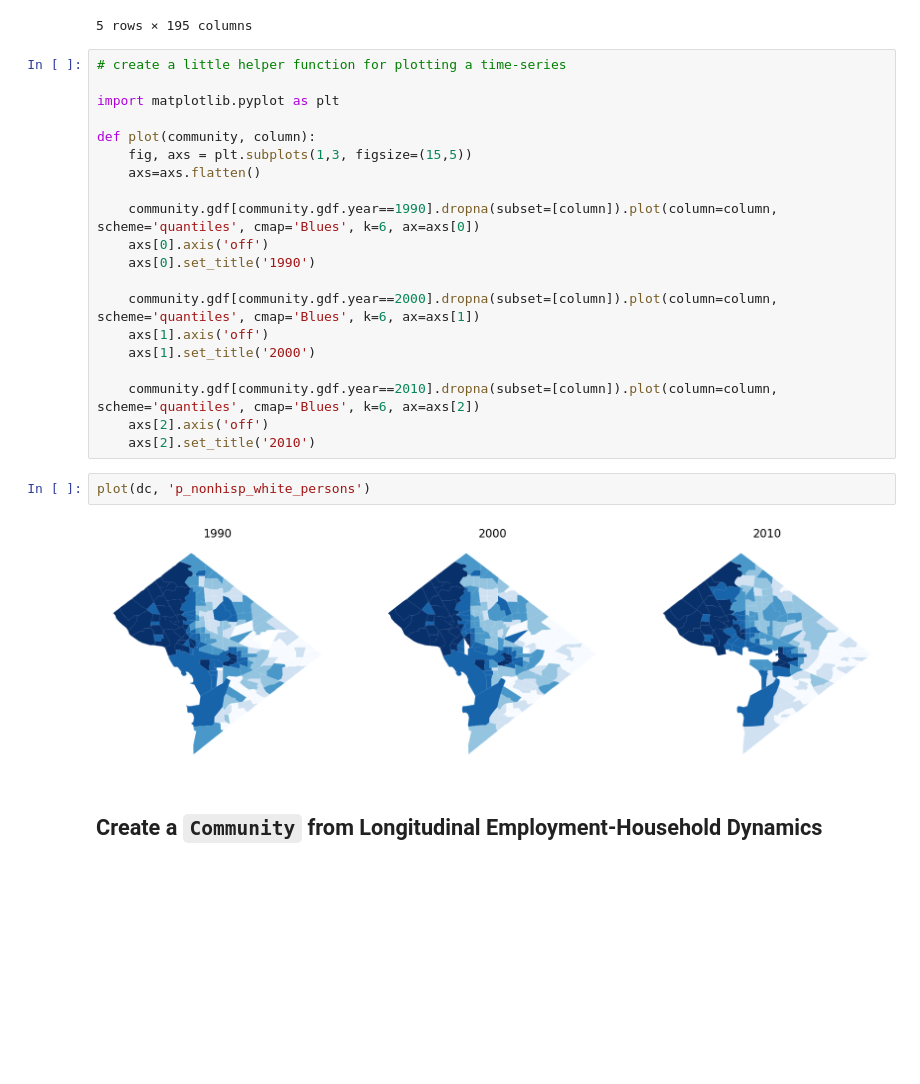
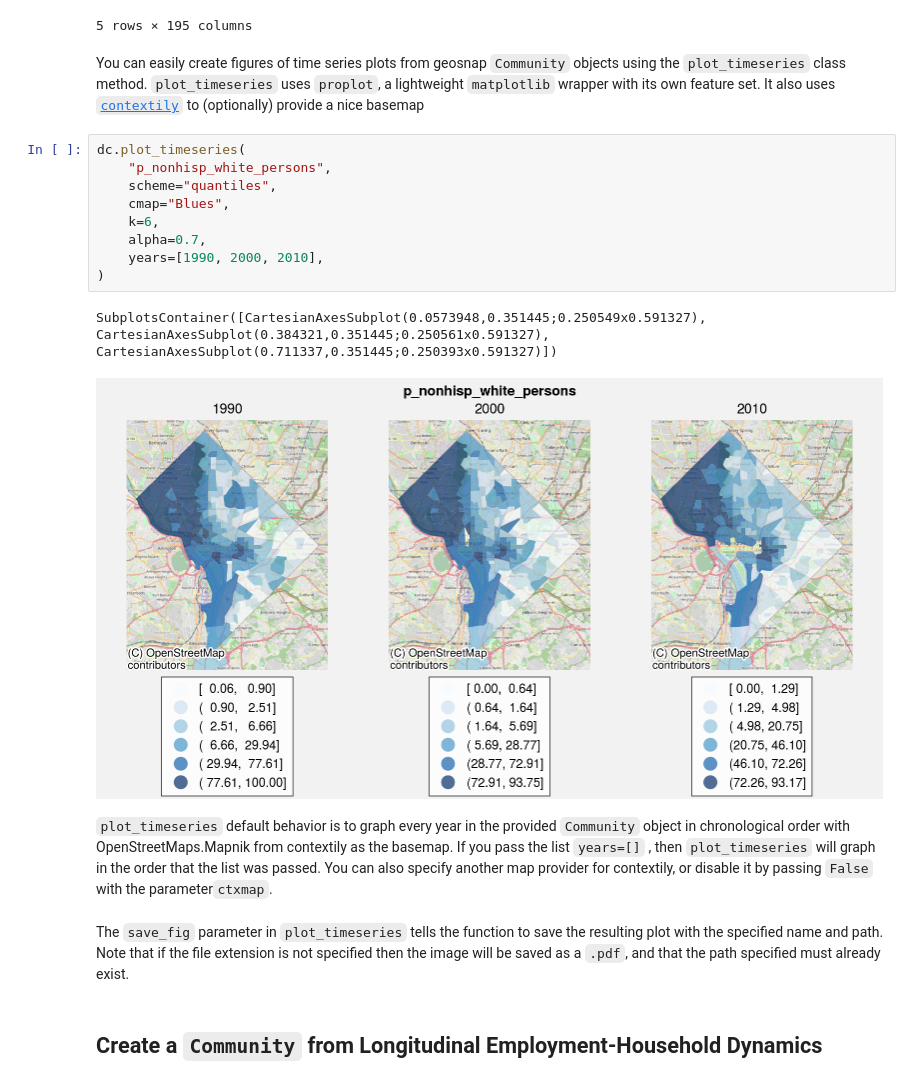
Before and after one commit to oturns/geosnap, a Jupyter notebook: examples/02_creating_community_datasets.ipynb, the cells around one changed output. Cells and saved outputs as stored; diff of their text form; blank space fills up the shorter version.

```diff
--- a/examples/02_creating_community_datasets.ipynb
+++ b/examples/02_creating_community_datasets.ipynb
@@ -31,30 +31,24 @@ dc.gdf.head()
 | 3 | 11001001801 | 694.0 | 5.0 | 28.0 | 10.0 | 1.0 | ... |
 | 4 | 11001001702 | 2516.0 | 6.0 | 12.0 | 1086.0 | 43.0 | ... |
 5 rows × 195 columns
-# %%
-# create a little helper function for plotting a time-series
-
-import matplotlib.pyplot as plt
-
-def plot(community, column):
-    fig, axs = plt.subplots(1,3, figsize=(15,5))
-    axs=axs.flatten()
-
-    community.gdf[community.gdf.year==1990].dropna(subset=[column]).plot(column=column, scheme='quantiles', cmap='Blues', k=6, ax=axs[0])
-    axs[0].axis('off')
-    axs[0].set_title('1990')
-
-    community.gdf[community.gdf.year==2000].dropna(subset=[column]).plot(column=column, scheme='quantiles', cmap='Blues', k=6, ax=axs[1])
-    axs[1].axis('off')
-    axs[1].set_title('2000')
-
-    community.gdf[community.gdf.year==2010].dropna(subset=[column]).plot(column=column, scheme='quantiles', cmap='Blues', k=6, ax=axs[2])
-    axs[2].axis('off')
-    axs[2].set_title('2010')
-# %%
-plot(dc, 'p_nonhisp_white_persons')
-# %% [output]
-[figure, removed]
+# %% [markdown]
+You can easily create figures of time series plots from geosnap `Community` objects using the `plot_timeseries` class method. `plot_timeseries` uses `proplot`, a lightweight `matplotlib` wrapper with its own feature set. It also uses [`contextily`](https://github.com/geopandas/contextily) to (optionally) provide a nice basemap
+# %%
+dc.plot_timeseries(
+    "p_nonhisp_white_persons",
+    scheme="quantiles",
+    cmap="Blues",
+    k=6,
+    alpha=0.7,
+    years=[1990, 2000, 2010],
+)
+# %% [output]
+SubplotsContainer([CartesianAxesSubplot(0.0573948,0.351445;0.250549x0.591327), CartesianAxesSubplot(0.384321,0.351445;0.250561x0.591327), CartesianAxesSubplot(0.711337,0.351445;0.250393x0.591327)])
+[figure, added]
+# %% [markdown]
+`plot_timeseries` default behavior is to graph every year in the provided `Community` object in chronological order with OpenStreetMaps.Mapnik from contextily as the basemap. If you pass the list `years=[]` , then `plot_timeseries` will graph in the order that the list was passed. You can also specify another map provider for contextily, or disable it by passing `False` with the parameter`ctxmap`.
+# %% [markdown]
+The `save_fig` parameter in `plot_timeseries` tells the function to save the resulting plot with the specified name and path. Note that if the file extension is not specified then the image will be saved as a `.pdf`, and that the path specified must already exist.
 # %% [markdown]
 ## Create a `Community` from Longitudinal Employment-Household Dynamics
 # %% [markdown]
```
Also changed, not shown: parts of 17 cells of this notebook, 2 other files.
